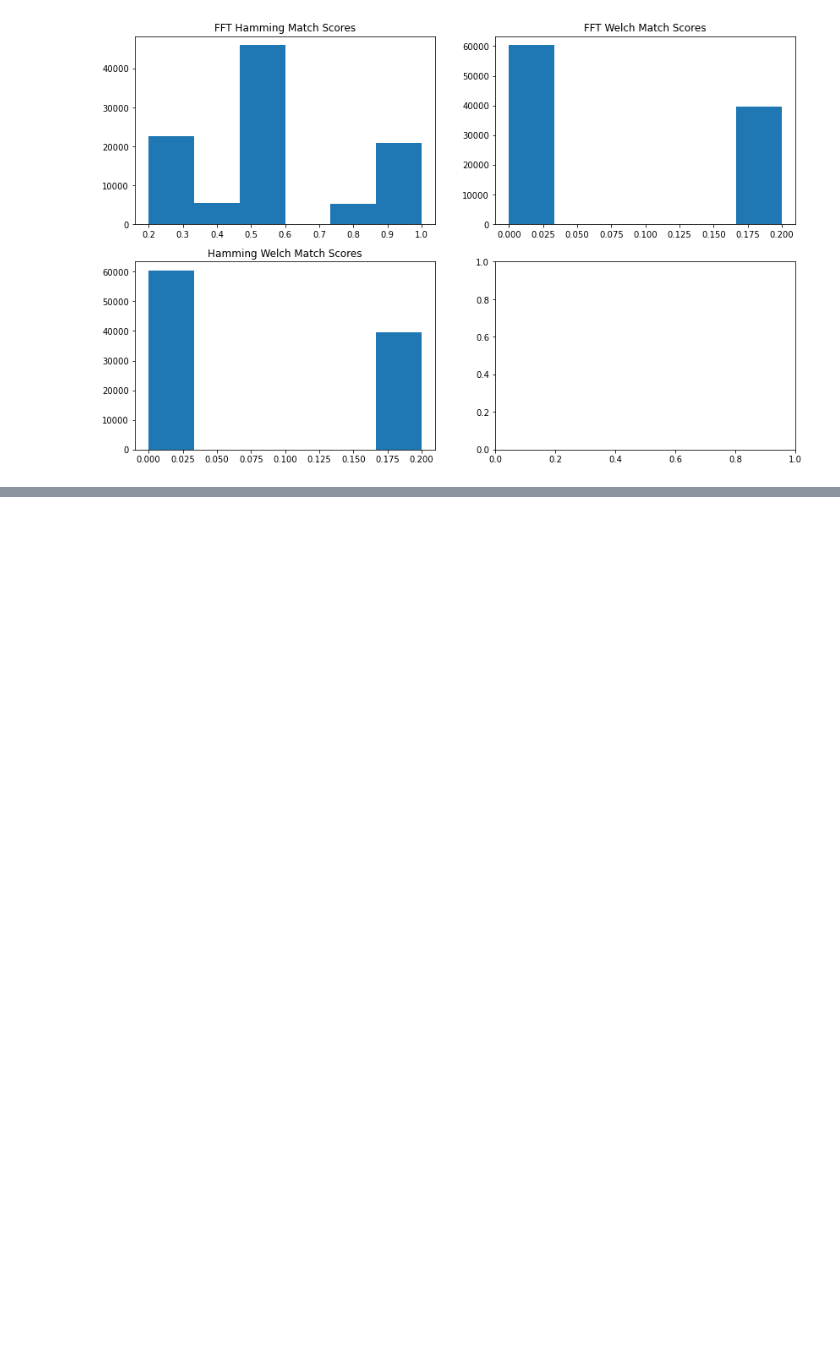
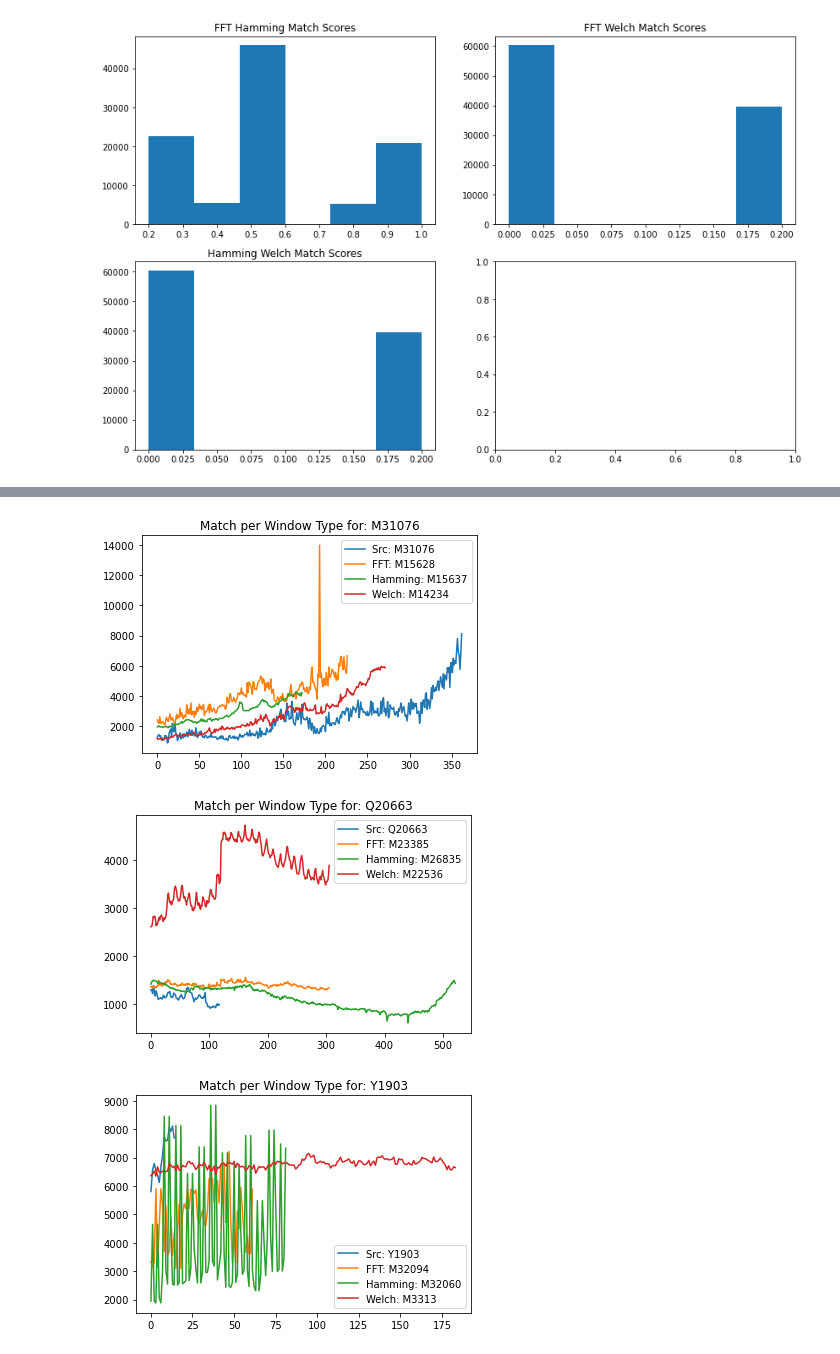
Before and after one commit to philippbeer/ts_search_engine, a Jupyter notebook: notebooks/window_analysis.ipynb, the cells around one changed output, grey strips where cells are left out. Saved outputs shown, nothing was run; the diff lists cells and outputs as text; code cells hidden in the pictures; blank space fills up the shorter version.

Commit message:
plotting hamming, welch, fft

```diff
--- a/notebooks/window_analysis.ipynb
+++ b/notebooks/window_analysis.ipynb
@@ -159,0 +183,2 @@ axs.flatten()[2].title.set_text("Hamming Welch Match Scores")
+# %%
+df_reduced['freqs'] = df_reduced.apply(convert_to_ar, axis=1)
@@ -159,0 +262,6 @@ axs.flatten()[2].title.set_text("Hamming Welch Match Scores")
+# %%
+df_winners = pd.read_csv("../data/df_winners.csv")
+# %%
+df_all.reset_index(drop=True, inplace=True)
+# %%
+df_winners = df_winners[:9]
@@ -159,0 +277,30 @@ axs.flatten()[2].title.set_text("Hamming Welch Match Scores")
+# %%
+for elm in df_winners.groupby("ts_name"):
+    src_name = elm[0]
+    df_sub = elm[1]
+
+    fft_name = df_sub[df_sub['type']=='fft']['candidate'].values[0]
+    ham_name = df_sub[df_sub['type']=='Hamming']['candidate'].values[0]
+    wel_name = df_sub[df_sub['type']=='Welch']['candidate'].values[0]
+
+
+    ar_src = np.array(df_all[df_all['V1']==src_name].iloc[:,1:].dropna(axis=1))[0]
+    ar_fft = np.array(df_all[df_all['V1']==fft_name].iloc[:,1:].dropna(axis=1))[0]
+    ar_ham = np.array(df_all[df_all['V1']==ham_name].iloc[:,1:].dropna(axis=1))[0]
+    ar_wel = np.array(df_all[df_all['V1']==wel_name].iloc[:,1:].dropna(axis=1))[0]
+
+
+    plt.plot(ar_src, '-', label="Src: " + src_name)
+    plt.plot(ar_fft, label="FFT: " + fft_name)
+    plt.plot(ar_ham, label="Hamming: "+ ham_name)
+    label_wel = "Welch: " + wel_name
+    plt.plot(ar_wel, label=label_wel)
+    plt.legend()
+    plt.title("Match per Window Type for: " + src_name)
+    #plt.savefig("../img/src_name+".png")
+    plt.show()
+    plt.close()
+# %% [output]
+[figure, added]
+[figure, added]
+[figure, added]
```
Also changed, not shown: parts of 40 cells of this notebook, 2 other files.
